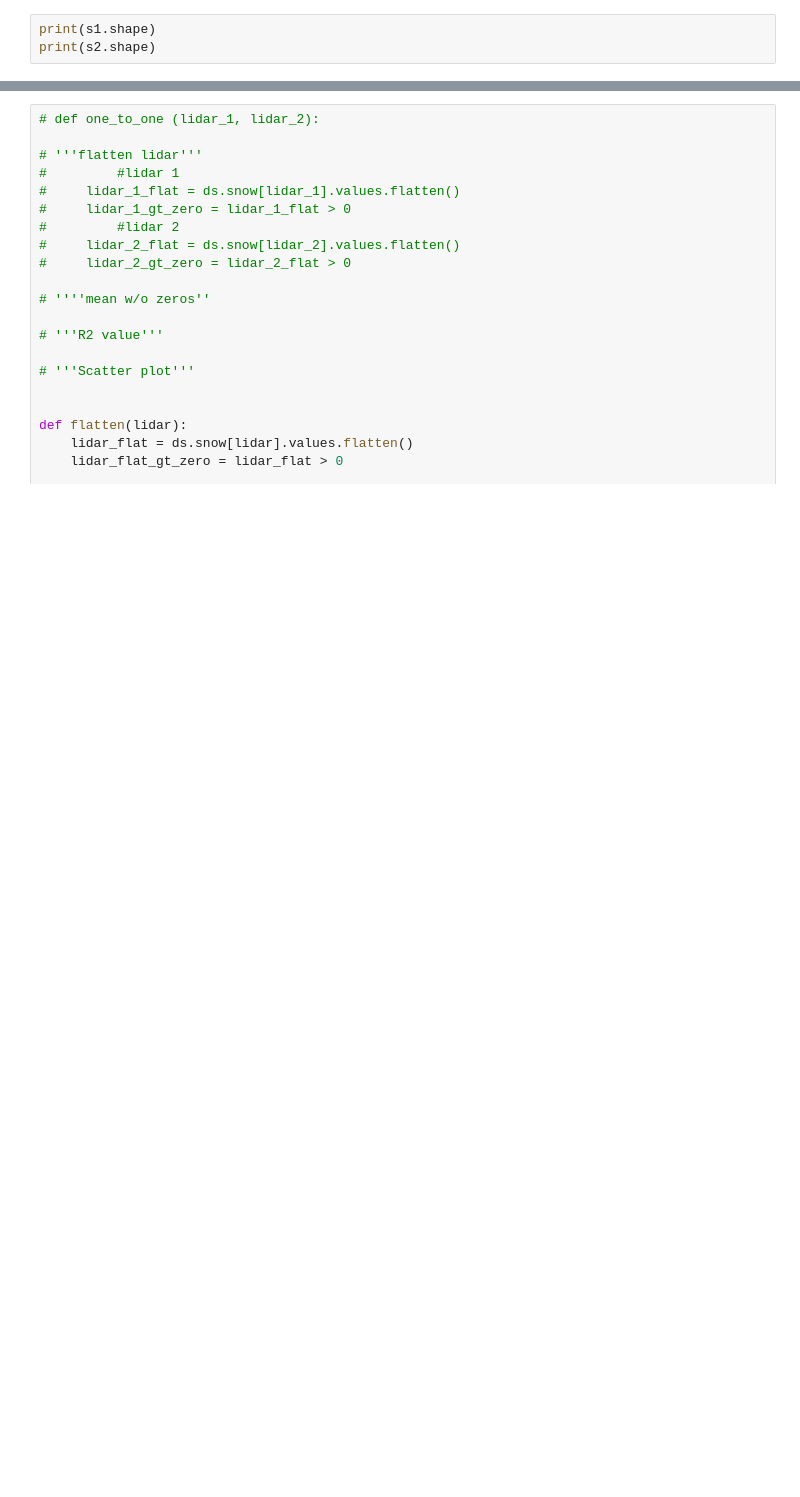
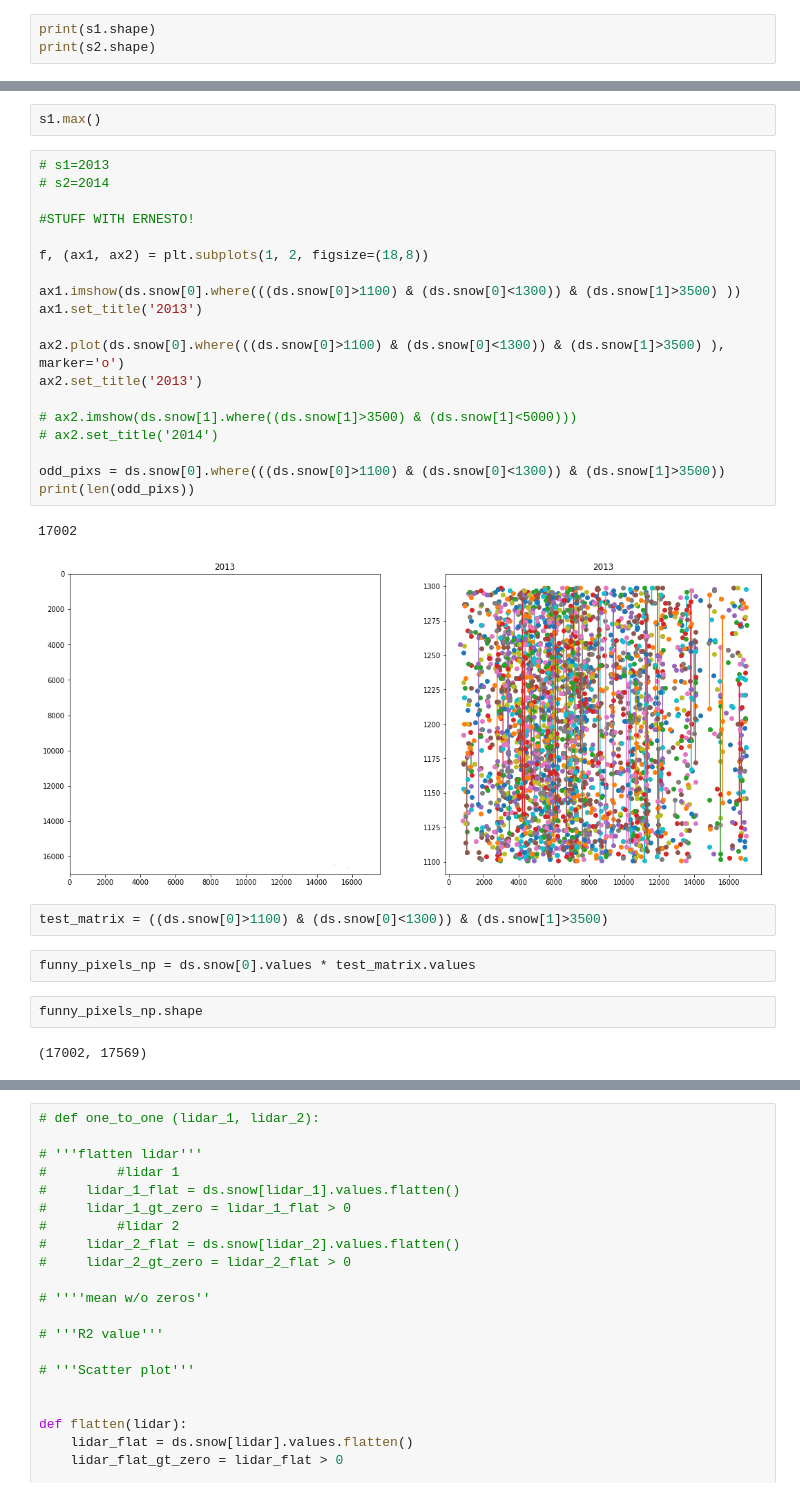
Before and after one commit to meganmason/jlabs, a Jupyter notebook: xarray/tests.ipynb, the cells around one changed output, grey strips where cells are left out. Saved outputs shown, nothing was run; the diff lists cells and outputs as text; blank space fills up the shorter version.

```diff
--- a/xarray/tests.ipynb
+++ b/xarray/tests.ipynb
@@ -164,0 +181,32 @@ plt.plot(s1, marker='.')
+# %%
+s1.max()
+# %%
+# s1=2013
+# s2=2014
+
+#STUFF WITH ERNESTO!
+
+f, (ax1, ax2) = plt.subplots(1, 2, figsize=(18,8))
+
+ax1.imshow(ds.snow[0].where(((ds.snow[0]>1100) & (ds.snow[0]<1300)) & (ds.snow[1]>3500) ))
+ax1.set_title('2013')
+
+ax2.plot(ds.snow[0].where(((ds.snow[0]>1100) & (ds.snow[0]<1300)) & (ds.snow[1]>3500) ), marker='o')
+ax2.set_title('2013')
+
+# ax2.imshow(ds.snow[1].where((ds.snow[1]>3500) & (ds.snow[1]<5000)))
+# ax2.set_title('2014')
+
+odd_pixs = ds.snow[0].where(((ds.snow[0]>1100) & (ds.snow[0]<1300)) & (ds.snow[1]>3500))
+print(len(odd_pixs))
+# %% [output]
+17002
+[figure, added]
+# %%
+test_matrix = ((ds.snow[0]>1100) & (ds.snow[0]<1300)) & (ds.snow[1]>3500)
+# %%
+funny_pixels_np = ds.snow[0].values * test_matrix.values
+# %%
+funny_pixels_np.shape
+# %% [output]
+(17002, 17569)
```
Also changed, not shown: parts of 14 cells of this notebook, 1 other file.
